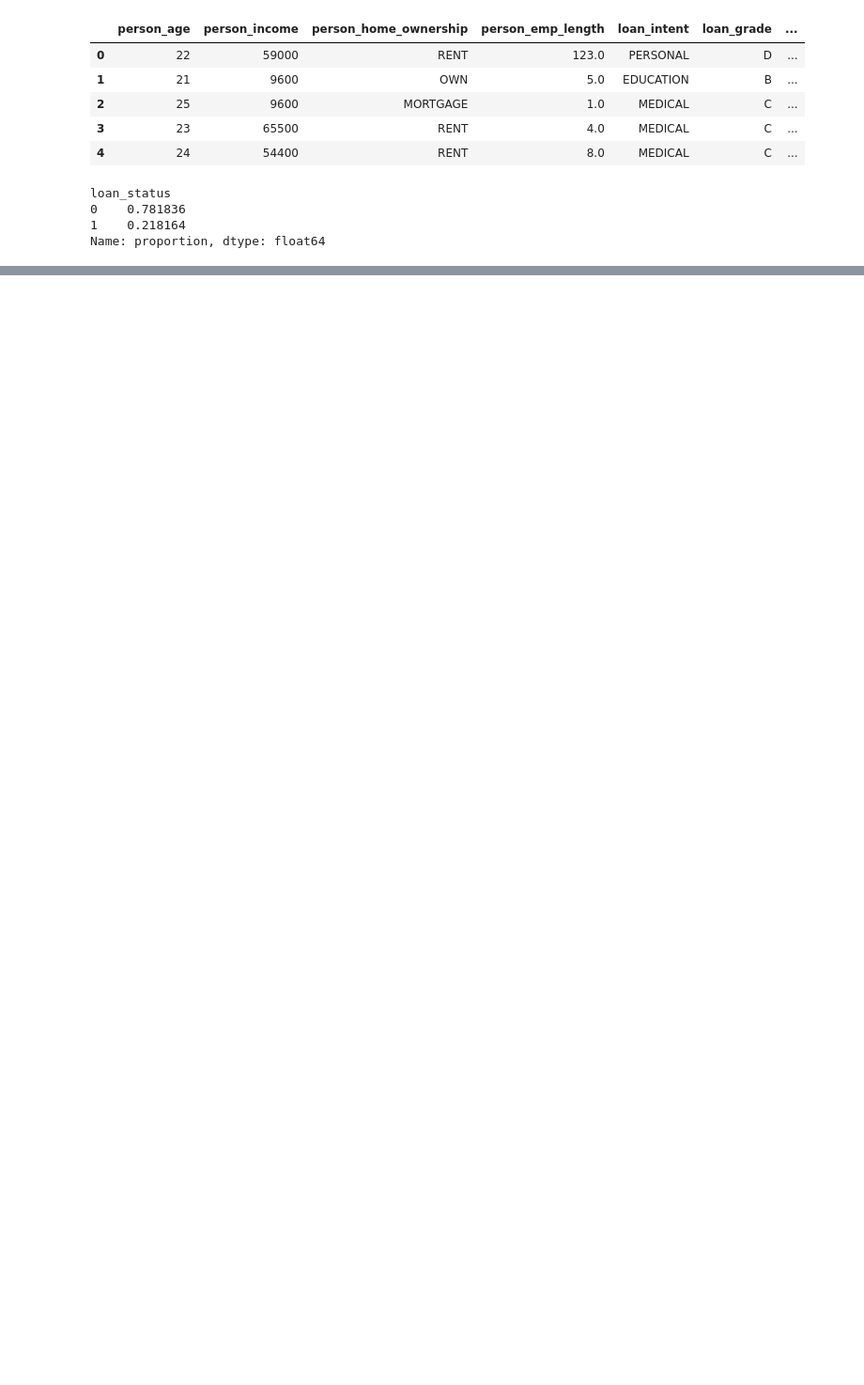
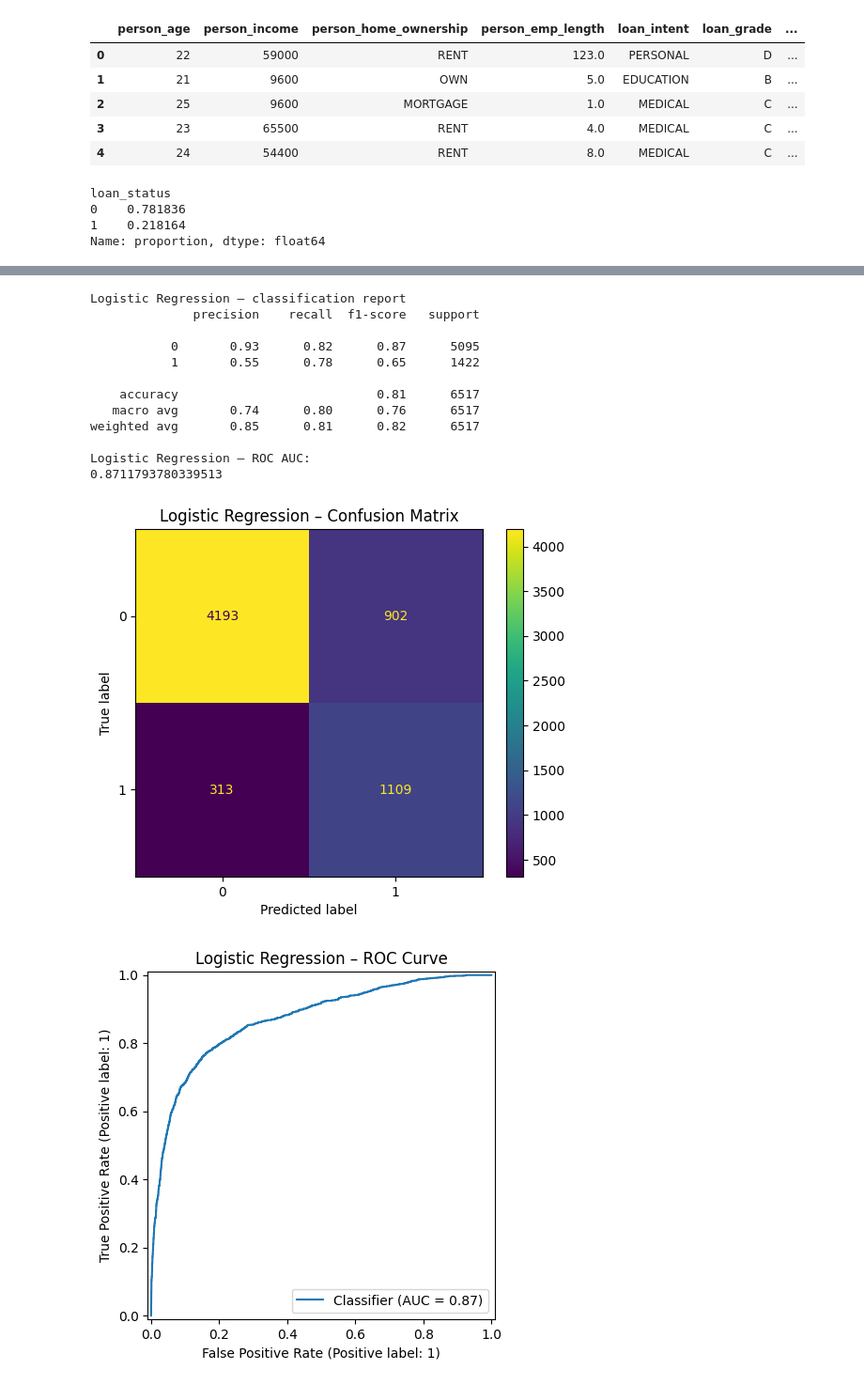
Before and after one commit to AryaanH/customer-risk-ai, a Jupyter notebook: notebooks/01_eda_and_model_prototyping.ipynb, the cells around one changed output, grey strips where cells are left out. Shown at 94% size. Cells and saved outputs as stored; diff of their text form; code cells hidden in the pictures; blank space fills up the shorter version.

Commit message:
evaluated logistic regression

```diff
--- a/notebooks/01_eda_and_model_prototyping.ipynb
+++ b/notebooks/01_eda_and_model_prototyping.ipynb
@@ -32,0 +28,6 @@ sns.histplot(df['loan_amnt'])
+# %%
+numeric_cols = df.select_dtypes(include=['int64', 'float64']).columns.tolist()
+categorical_cols = df.select_dtypes(include=['object']).columns.tolist()
+numeric_cols.remove('loan_status')
+print("Numeric columns:", numeric_cols)
+print("Categorical columns:", categorical_cols)
@@ -32,0 +79,13 @@ sns.histplot(df['loan_amnt'])
+# %%
+from sklearn.linear_model import LogisticRegression
+
+log_reg_clf = Pipeline(steps=[
+    ('preprocessor', preprocessor),
+    ('model', LogisticRegression(
+        max_iter=500,
+        class_weight='balanced',   # helps with your 78/22 imbalance
+        solver='lbfgs'
+    ))
+])
+
+log_reg_clf.fit(X_train, y_train)
@@ -32,0 +110,39 @@ sns.histplot(df['loan_amnt'])
+# %%
+from sklearn.metrics import classification_report, confusion_matrix, roc_auc_score, ConfusionMatrixDisplay, RocCurveDisplay
+import matplotlib.pyplot as plt
+
+# Predictions
+y_pred_lr = log_reg_clf.predict(X_test)
+y_proba_lr = log_reg_clf.predict_proba(X_test)[:, 1]
+
+# Text metrics
+print("Logistic Regression – classification report")
+print(classification_report(y_test, y_pred_lr))
+
+print("Logistic Regression – ROC AUC:")
+print(roc_auc_score(y_test, y_proba_lr))
+
+# Confusion matrix plot
+ConfusionMatrixDisplay.from_predictions(y_test, y_pred_lr)
+plt.title("Logistic Regression – Confusion Matrix")
+plt.show()
+
+# ROC curve plot
+RocCurveDisplay.from_predictions(y_test, y_proba_lr)
+plt.title("Logistic Regression – ROC Curve")
+plt.show()
+# %% [output]
+Logistic Regression – classification report
+              precision    recall  f1-score   support
+
+           0       0.93      0.82      0.87      5095
+           1       0.55      0.78      0.65      1422
+
+    accuracy                           0.81      6517
+   macro avg       0.74      0.80      0.76      6517
+weighted avg       0.85      0.81      0.82      6517
+
+Logistic Regression – ROC AUC:
+0.8711793780339513
+[figure, added]
+[figure, added]
```
Also changed, not shown: parts of 6 cells of this notebook.
